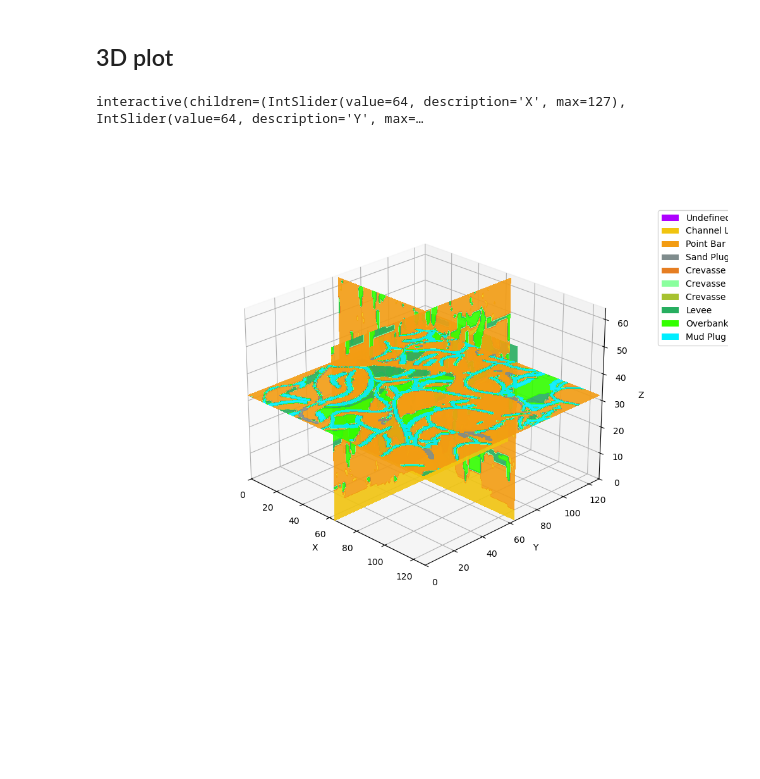
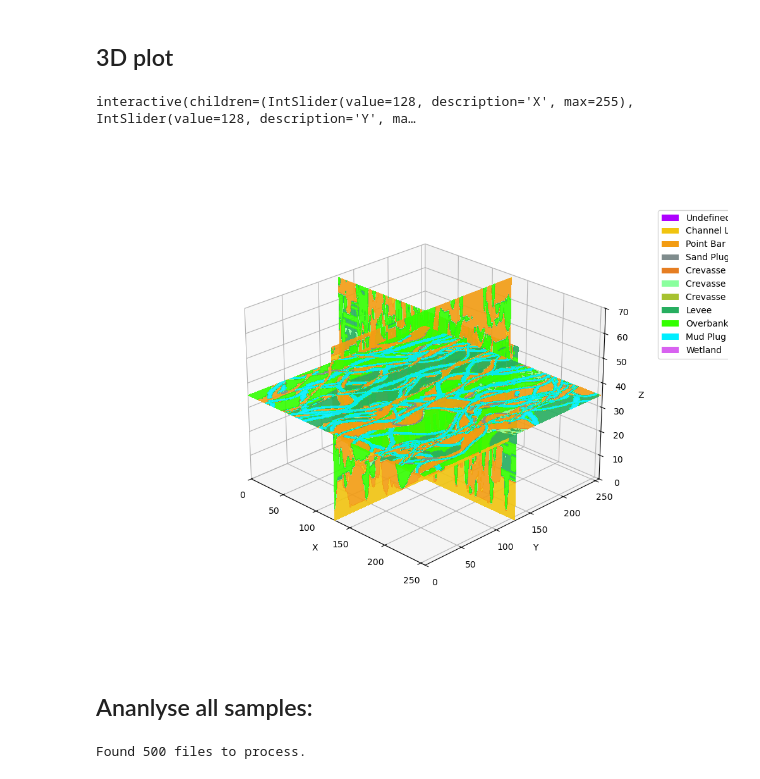
Before and after one commit to Matglassaa/Thesis-project-DGM, a Jupyter notebook: data/dataset_visualization.ipynb, the cells around one changed output. Saved outputs shown, nothing was run; the diff lists cells and outputs as text; code cells hidden in the pictures; blank space fills up the shorter version.

```diff
--- a/data/dataset_visualization.ipynb
+++ b/data/dataset_visualization.ipynb
@@ -147,33 +143,41 @@ def visualize_3d_smooth(file_path, is_one_hot=False):
         if show_z:
             ax.contourf(gz_x, gz_y, fac_vol[z_idx, :, :],
                         zdir='z', offset=z_idx, cmap=cmap, norm=norm, alpha=0.9)
         if show_y:
             ax.contourf(gy_x, fac_vol[:, y_idx, :], gy_z,
                         zdir='y', offset=y_idx, cmap=cmap, norm=norm, alpha=0.9)
         if show_x:
             ax.contourf(fac_vol[:, :, x_idx], gx_y, gx_z,
                         zdir='x', offset=x_idx, cmap=cmap, norm=norm, alpha=0.9)
 
         ax.set_xlim(0, nx); ax.set_ylim(0, ny); ax.set_zlim(0, nz)
         ax.set_xlabel('X'); ax.set_ylabel('Y'); ax.set_zlabel('Z')
 
         # Only show legend for what's in the volume to save space
         legend_elements = [Patch(facecolor=val_to_info[v]['color'], label=val_to_info[v]['name'])
                            for v in unique_facies if v in val_to_info]
         ax.legend(handles=legend_elements, loc='upper left', bbox_to_anchor=(1.1, 1))
 
         fig.canvas.draw_idle() # Optimized redraw for interactive backends
 
     # --- 3. Interaction with continuous_update=True ---
     interact(update_plot,
              x_idx=IntSlider(min=0, max=nx-1, value=nx//2, continuous_update=True, description='X'),
              y_idx=IntSlider(min=0, max=ny-1, value=ny//2, continuous_update=True, description='Y'),
              z_idx=IntSlider(min=0, max=nz-1, value=nz//2, continuous_update=True, description='Z'),
              show_x=Checkbox(value=True, description='Show X'),
              show_y=Checkbox(value=True, description='Show Y'),
              show_z=Checkbox(value=True, description='Show Z'))
 
-visualize_3d_smooth(os.path.join(base, "sample_43.npz"))
+visualize_3d_smooth(os.path.join(base, "sample_2.npz"))
 # %% [output]
-interactive(children=(IntSlider(value=64, description='X', max=127), IntSlider(value=64, description='Y', max=…
+interactive(children=(IntSlider(value=128, description='X', max=255), IntSlider(value=128, description='Y', ma…
-[figure, old version]
+[figure, new version]
+# %% [markdown]
+## Ananlyse all samples:
+# %%
+linux_base = "test_outputs_linux"
+files = [f for f in os.listdir(linux_base) if f.endswith('.npz')]
+print(f"Found {len(files)} files to process.")
+# %% [output]
+Found 500 files to process.
```
Also changed, not shown: parts of 5 cells of this notebook, 5 other files.
